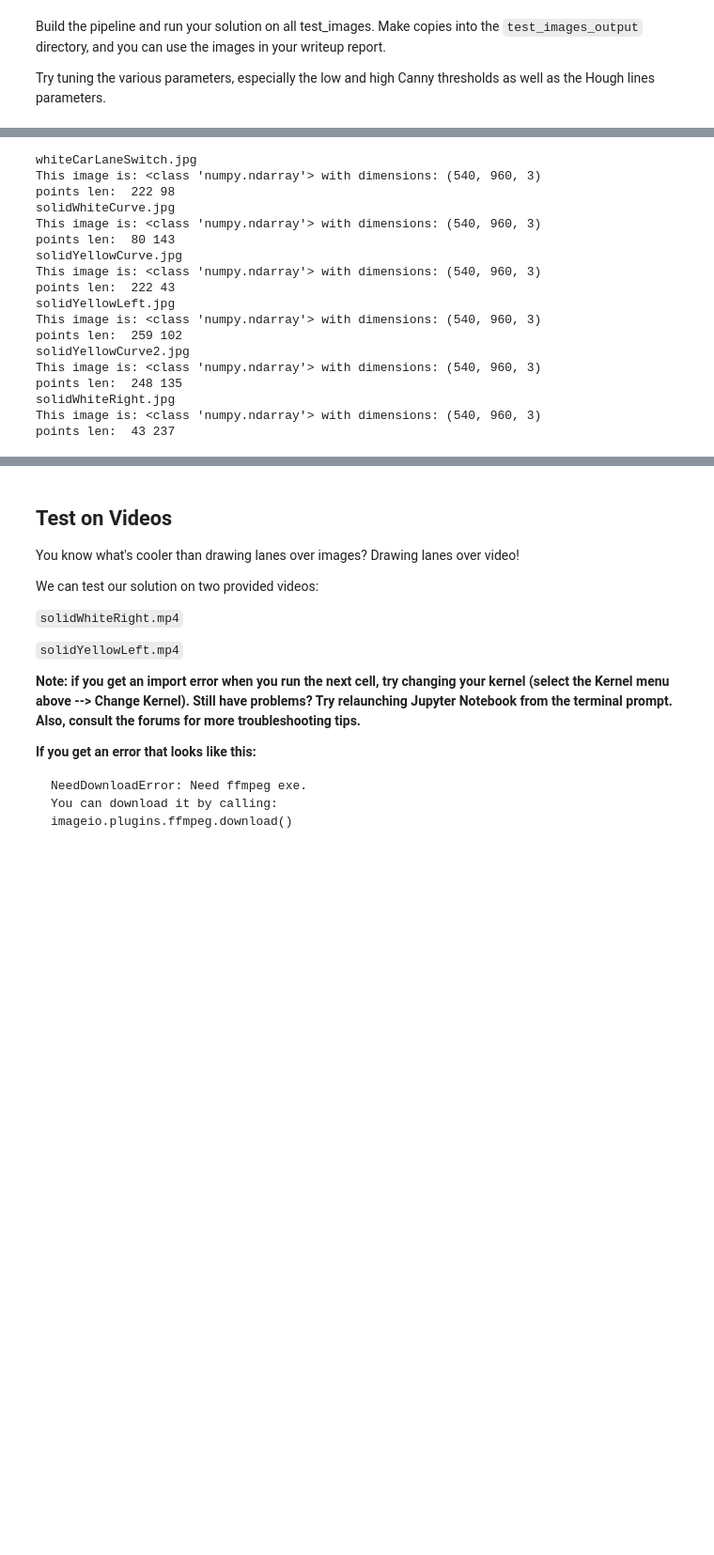
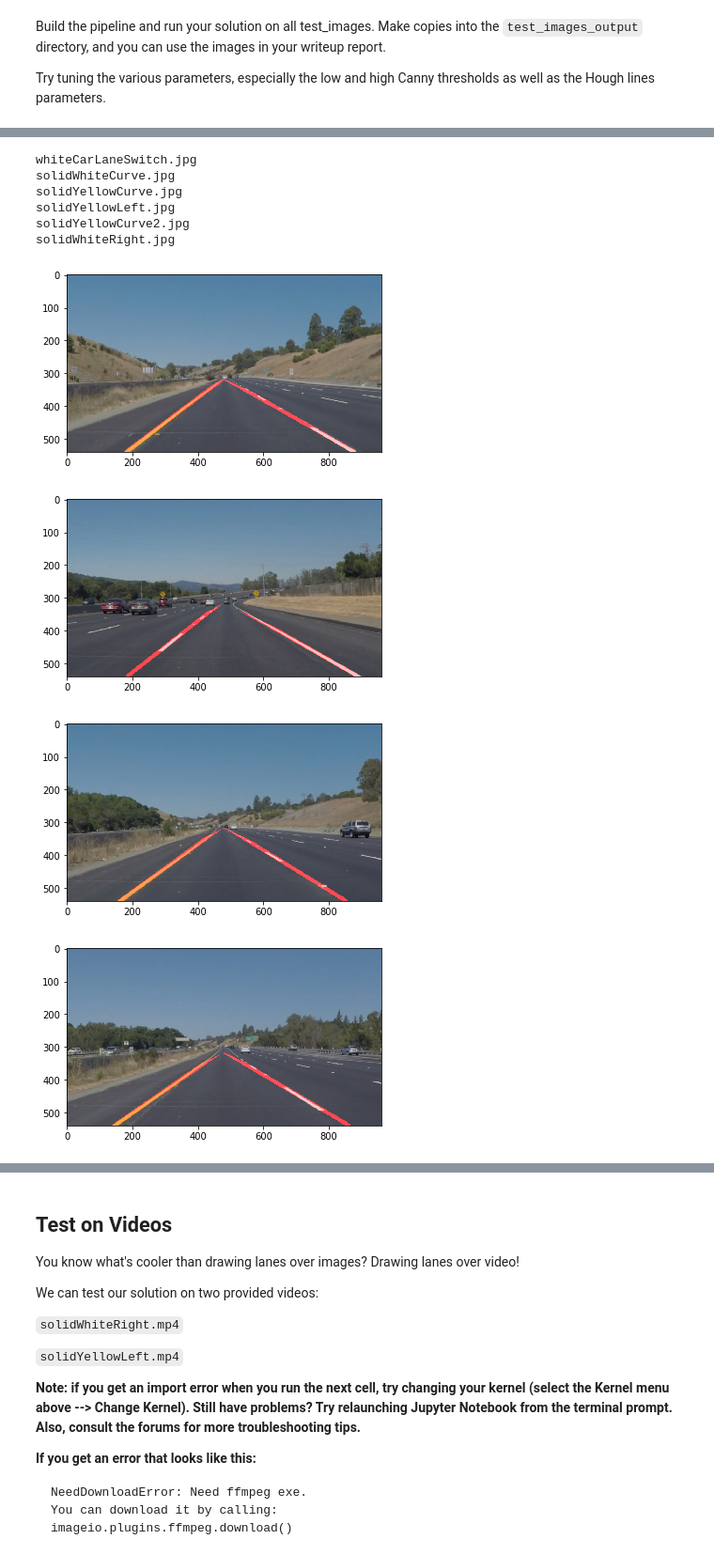
Before and after one commit to tzyhpcom/CarND-LaneLines-P1, a Jupyter notebook: P1.ipynb, the cells around one changed output, grey strips where cells are left out. Shown at 94% size. Saved outputs shown, nothing was run; the diff lists cells and outputs as text; code cells hidden in the pictures; blank space fills up the shorter version.

```diff
--- a/P1.ipynb
+++ b/P1.ipynb
@@ -390,32 +419,25 @@ def lane_line_pipeline(image, vertices):
 # %%
 parent_dir = "test_images/"
 output_dir = "test_images_output/"
 img_list = os.listdir(parent_dir)
 
 for img_tmp in img_list:
     print(img_tmp)
     image = mpimg.imread(parent_dir+img_tmp)
     imshape = image.shape
-    #     print('This image is:', type(image), 'with dimensions:', image.shape)
-#     plt.imshow(image)  # if you wanted to show a single color channel image called 'gray', for example, call as plt.imshow(gray, cmap='gray')
     vertices = np.array([[(0,imshape[0]),(imshape[1]/2, imshape[0]*0.6), (imshape[1]/2, imshape[0]*0.6), (imshape[1],imshape[0])]], dtype=np.int32)
-    mpimg.imsave(output_dir+img_tmp, lane_line_pipeline(image, vertices))
+    img_output = lane_line_pipeline(image, vertices, False)
+    plt.figure()
+    plt.imshow(img_output)
+    mpimg.imsave(output_dir+img_tmp, img_output)
 # %% [output]
 whiteCarLaneSwitch.jpg
-This image is: <class 'numpy.ndarray'> with dimensions: (540, 960, 3)
-points len:  222 98
 solidWhiteCurve.jpg
-This image is: <class 'numpy.ndarray'> with dimensions: (540, 960, 3)
-points len:  80 143
 solidYellowCurve.jpg
-This image is: <class 'numpy.ndarray'> with dimensions: (540, 960, 3)
-points len:  222 43
 solidYellowLeft.jpg
-This image is: <class 'numpy.ndarray'> with dimensions: (540, 960, 3)
-points len:  259 102
 solidYellowCurve2.jpg
-This image is: <class 'numpy.ndarray'> with dimensions: (540, 960, 3)
-points len:  248 135
 solidWhiteRight.jpg
-This image is: <class 'numpy.ndarray'> with dimensions: (540, 960, 3)
-points len:  43 237
+[figure, added]
+[figure, added]
+[figure, added]
+[figure, added]
```
Also changed, not shown: parts of 7 cells of this notebook, 1 other file.
